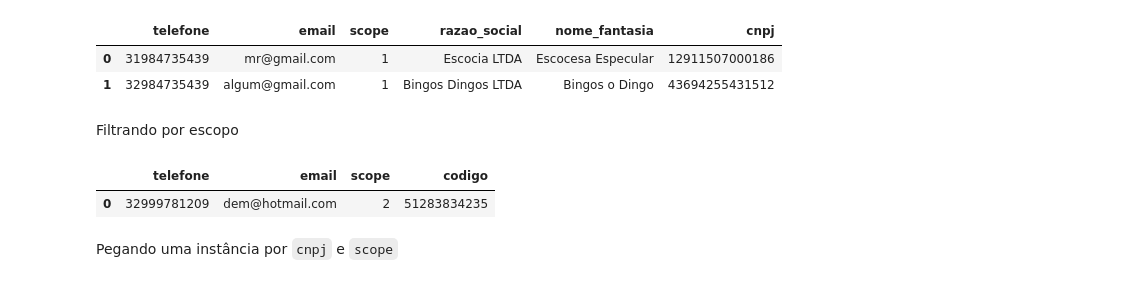
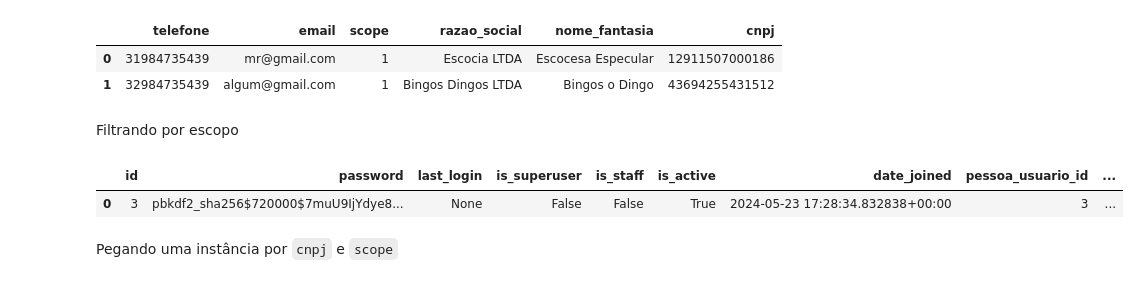
Before and after one commit to edu15076/TCC_Sistema_Loja_SaaS, a Jupyter notebook: notebooks/common/models/pessoa_e_usuario.ipynb, the cells around one changed output. Saved outputs shown, nothing was run; the diff lists cells and outputs as text; code cells hidden in the pictures.

```diff
--- a/notebooks/common/models/pessoa_e_usuario.ipynb
+++ b/notebooks/common/models/pessoa_e_usuario.ipynb
@@ -116,7 +116,7 @@ Criando um escopo para um grupo de usuários
 # %%
 from scope_auth.models import Scope
 # %%
-outro_escopo, _ = Scope.scopes.get_or_create(scope=2)
+outro_escopo = Scope.scopes.create()
 # %%
 bindo = UsuarioGenericoPessoaFisica.usuarios.criar_usuario(
     cpf='51283834235',
@@ -170,10 +170,10 @@ pd.DataFrame(UsuarioGenericoPessoaJuridica.usuarios.simple())
 # %% [markdown]
 Filtrando por escopo
 # %%
-pd.DataFrame(UsuarioGenericoPessoa.usuarios.filter(scope=outro_escopo).simple())
+pd.DataFrame(UsuarioGenericoPessoa.usuarios.filter(scope=outro_escopo).values())
 # %% [output]
-|  | telefone | email | scope | codigo |
-| 0 | 32999781209 | dem@hotmail.com | 2 | 51283834235 |
+|  | id | password | last_login | is_superuser | is_staff | is_active | date_joined | pessoa_usuario_id | ... |
+| 0 | 3 | pbkdf2_sha256$720000$7muU9IjYdye8... | None | False | False | True | 2024-05-23 17:28:34.832838+00:00 | 3 | ... |
 # %% [markdown]
 Pegando uma instância por `cnpj` e `scope`
 # %%
```
Also changed, not shown: parts of 22 cells of this notebook, 23 other files.
